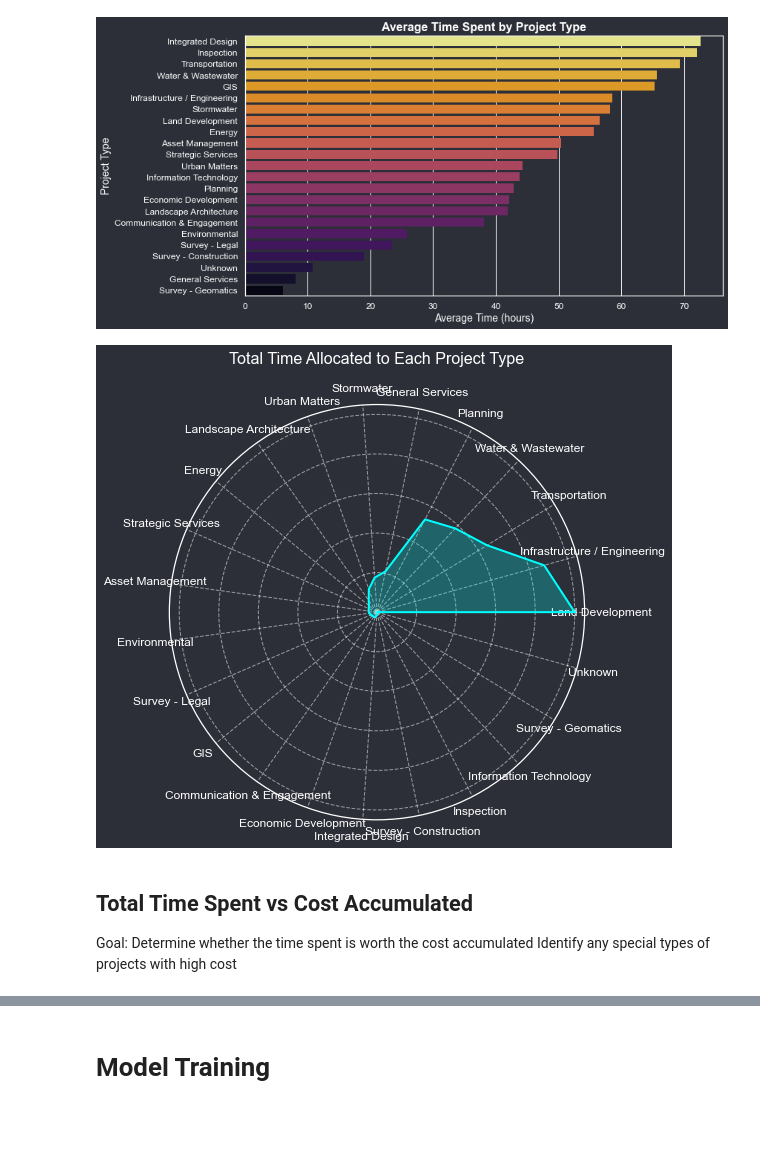
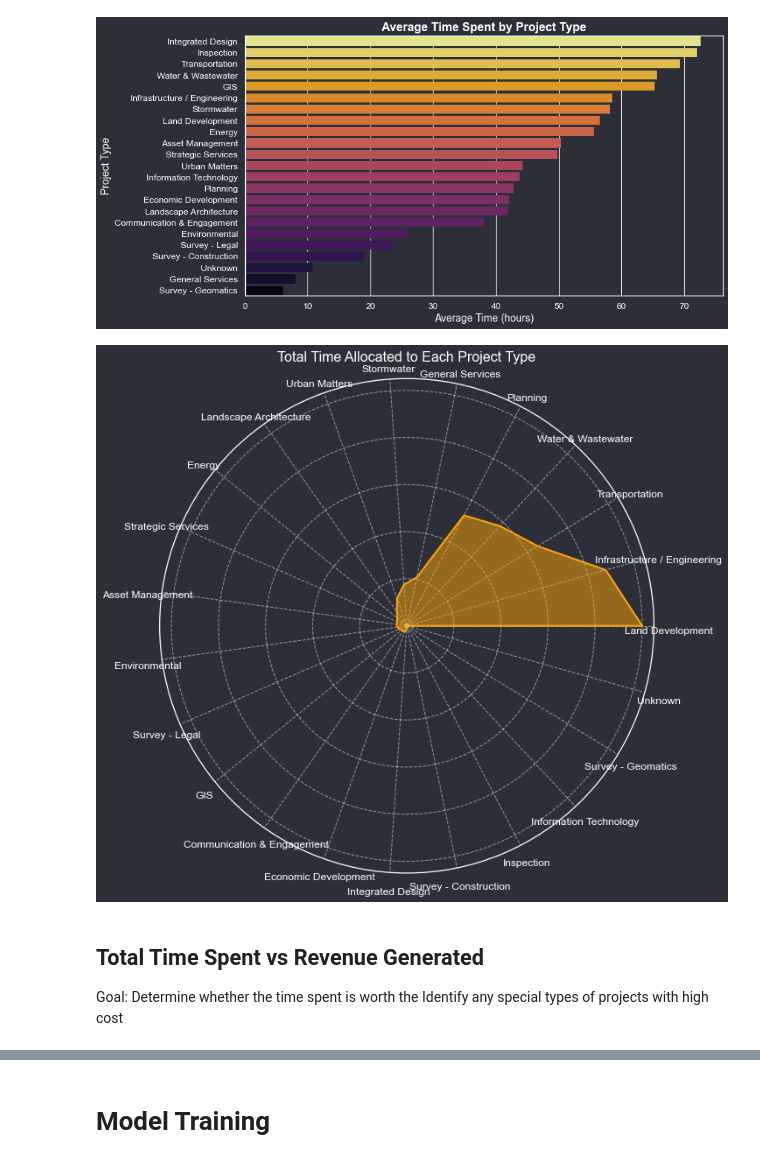
Before and after one commit to Carl0s4321/company-ML, a Jupyter notebook: model-checkpoint.ipynb, the cells around one changed output, grey strips where cells are left out. Cells and saved outputs as stored; diff of their text form; code cells hidden in the pictures; blank space fills up the shorter version.

Commit message:
Revenue Keyword

```diff
--- a/model-checkpoint.ipynb
+++ b/model-checkpoint.ipynb
@@ -205,10 +205,6 @@ plt.show()
 # %% [output]
 [figure]
 # %%
-import matplotlib.pyplot as plt
-import numpy as np
-import pandas as pd
-
 # Step 1: Calculate the total time for each project type
 avg_time_by_type = data.groupby('project_type')['total_time'].sum().reset_index()
 
@@ -230,41 +226,47 @@ num_vars = len(categories)
 angles = np.linspace(0, 2 * np.pi, num_vars, endpoint=False).tolist()
 
 # Make the plot circular by appending the first value to the end
 values += values[:1]
 angles += angles[:1]
 
 # Create the radar plot
-fig, ax = plt.subplots(figsize=(8, 8), subplot_kw=dict(polar=True))
+fig, ax = plt.subplots(figsize=(10, 10), subplot_kw=dict(polar=True))  # Increased figure size
 
 # Set the background color of the figure and the axes to the same color
 fig.patch.set_facecolor('#2c2f38')  # Dark color for the figure
 ax.set_facecolor('#2c2f38')  # Dark color for the radar axes
 
+# Use inferno color map for the plot's lines and fill
+cmap = plt.cm.inferno
+color = cmap(0.8)  # Pick a color from the inferno palette
+
 # Plot the data
-ax.fill(angles, values, color='cyan', alpha=0.25)
-ax.plot(angles, values, color='cyan', linewidth=2)
+ax.fill(angles, values, color=color, alpha=0.5)
+ax.plot(angles, values, color=color, linewidth=2)
 
 # Set the categories (labels)
 ax.set_yticklabels([])  # Hide radial ticks
 ax.set_xticks(angles[:-1])
-ax.set_xticklabels(categories, fontsize=12, color='white')
+
+# Spread the labels by adjusting the font size and using rotation
+ax.set_xticklabels(categories, fontsize=12, color='white', horizontalalignment='center', verticalalignment='top')
 
 # Set the title
 ax.set_title('Total Time Allocated to Each Project Type', fontsize=16, color='white', pad=20)
 
 # Adjust the grid and other properties
 plt.grid(color='white', linestyle='--', alpha=0.5)  # Grid with dashed lines
 ax.tick_params(axis='x', color='white')  # Change color of x-axis ticks
 ax.tick_params(axis='y', color='white')  # Change color of y-axis ticks
 
 # Show the plot
 plt.tight_layout()
 plt.show()
 # %% [output]
-[figure, old version]
+[figure, new version]
 # %% [markdown]
-## Total Time Spent vs Cost Accumulated
-Goal: Determine whether the time spent is worth the cost accumulated
+## Total Time Spent vs Revenue Generated
+Goal: Determine whether the time spent is worth the
 Identify any special types of projects with high cost
 # %%
 # Set the font to a different one (e.g., "Arial" or "Verdana")
```
Also changed, not shown: parts of 5 cells of this notebook.
